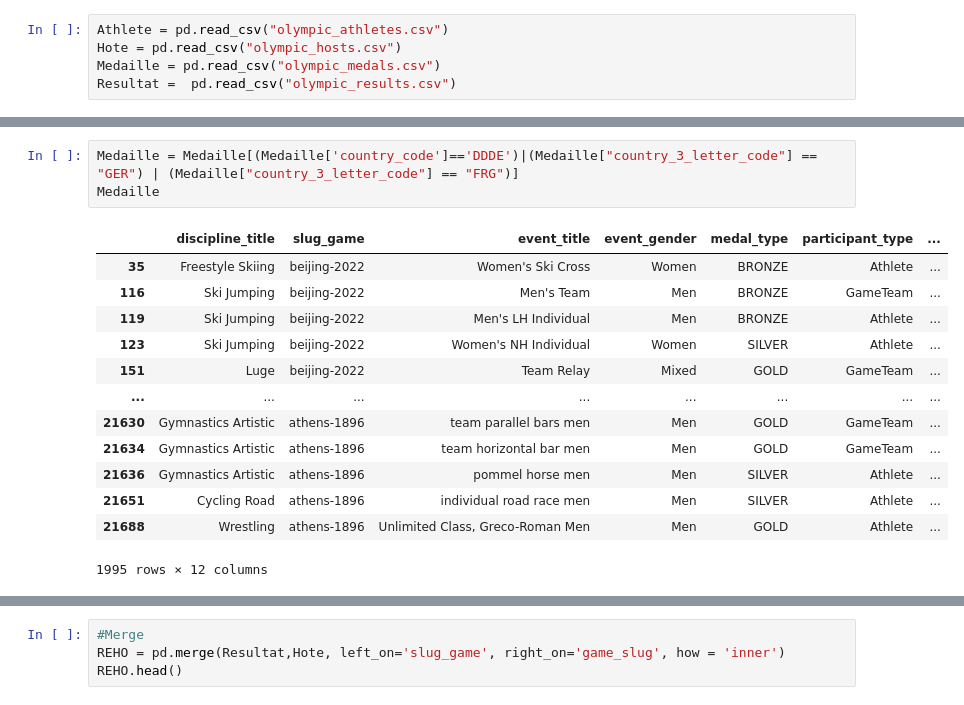
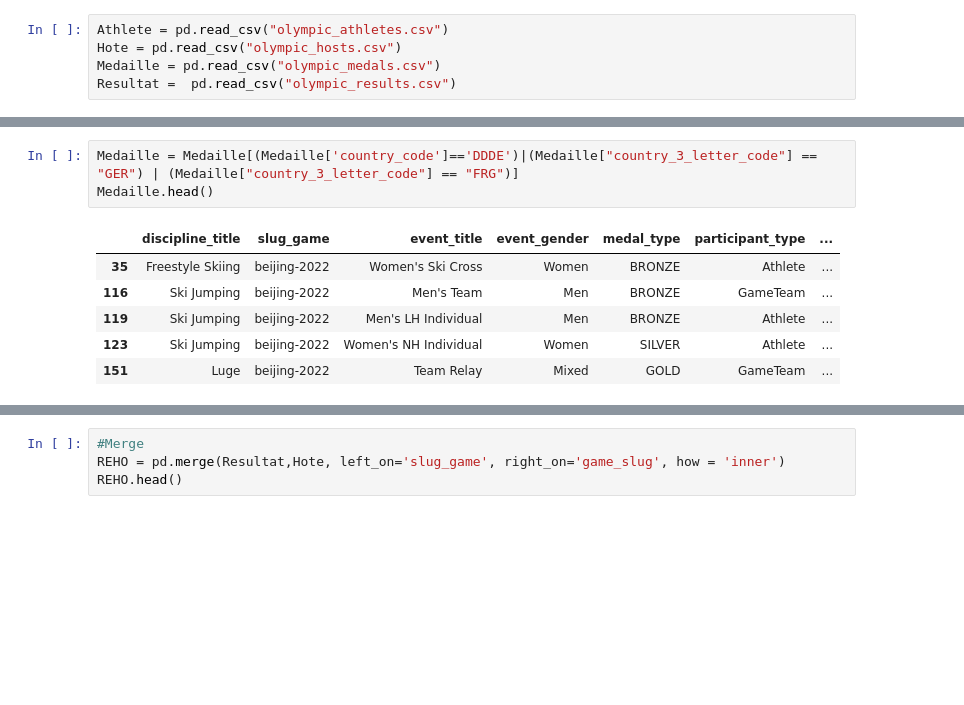
Before and after one commit to LakhbirSin/DessineMoiJO, a Jupyter notebook: JO BON.ipynb, the cells around one changed output, grey strips where cells are left out. Drawn from its saved outputs; the diff is of its cells as text; blank space fills up the shorter version.

```diff
--- a/JO BON.ipynb
+++ b/JO BON.ipynb
@@ -41,20 +30,13 @@ Hote
 # %%
 Medaille = Medaille[(Medaille['country_code']=='DDDE')|(Medaille["country_3_letter_code"] == "GER") | (Medaille["country_3_letter_code"] == "FRG")]
-Medaille
+Medaille.head()
 # %% [output]
 |  | discipline_title | slug_game | event_title | event_gender | medal_type | participant_type | ... |
 | 35 | Freestyle Skiing | beijing-2022 | Women's Ski Cross | Women | BRONZE | Athlete | ... |
 | 116 | Ski Jumping | beijing-2022 | Men's Team | Men | BRONZE | GameTeam | ... |
 | 119 | Ski Jumping | beijing-2022 | Men's LH Individual | Men | BRONZE | Athlete | ... |
 | 123 | Ski Jumping | beijing-2022 | Women's NH Individual | Women | SILVER | Athlete | ... |
 | 151 | Luge | beijing-2022 | Team Relay | Mixed | GOLD | GameTeam | ... |
-| ... | ... | ... | ... | ... | ... | ... | ... |
-| 21630 | Gymnastics Artistic | athens-1896 | team parallel bars men | Men | GOLD | GameTeam | ... |
-| 21634 | Gymnastics Artistic | athens-1896 | team horizontal bar men | Men | GOLD | GameTeam | ... |
-| 21636 | Gymnastics Artistic | athens-1896 | pommel horse men | Men | SILVER | Athlete | ... |
-| 21651 | Cycling Road | athens-1896 | individual road race men | Men | SILVER | Athlete | ... |
-| 21688 | Wrestling | athens-1896 | Unlimited Class, Greco-Roman Men | Men | GOLD | Athlete | ... |
-1995 rows × 12 columns
 # %%
 
 Resultat = Resultat[(Resultat["country_3_letter_code"] == "GER") | (Resultat["country_3_letter_code"] == "FRG")| (Resultat["country_code"] == "DDDE")]
```
Also changed, not shown: parts of 21 cells of this notebook, 1 other file.
